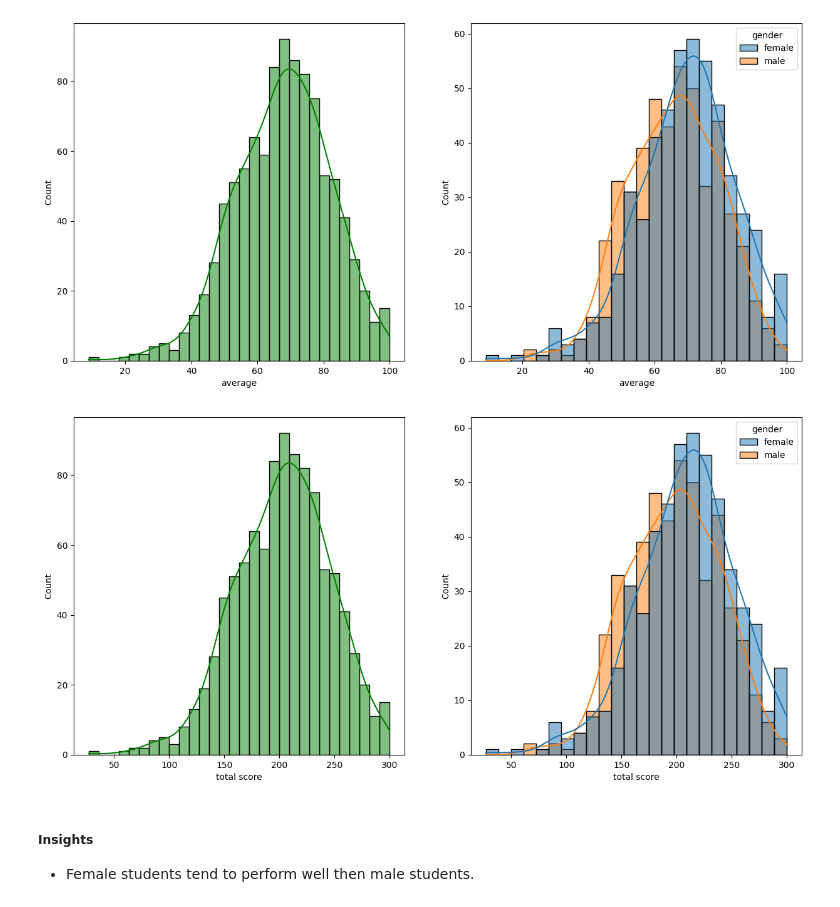
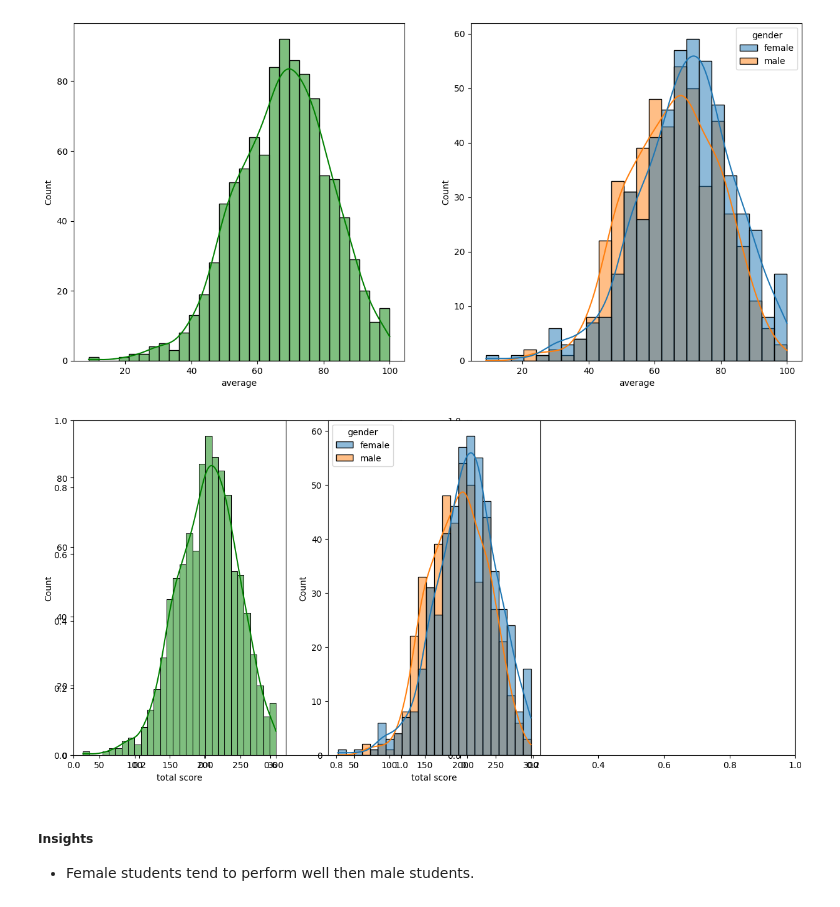
Before and after one commit to sri67ram/mlproject, a Jupyter notebook: notebook/1 . EDA STUDENT PERFORMANCE .ipynb, the cells around one changed output. Saved outputs shown, nothing was run; the diff lists cells and outputs as text; code cells hidden in the pictures.

```diff
--- a/notebook/1 . EDA STUDENT PERFORMANCE .ipynb
+++ b/notebook/1 . EDA STUDENT PERFORMANCE .ipynb
@@ -263,13 +263,13 @@ plt.show()
 [figure]
 # %%
 fig, axs = plt.subplots(1, 2, figsize=(15, 7))
-plt.subplot(121)
+plt.subplot(131)
 sns.histplot(data=df,x='total score',bins=30,kde=True,color='g')
-plt.subplot(122)
+plt.subplot(132)
 sns.histplot(data=df,x='total score',kde=True,hue='gender')
 plt.show()
 # %% [output]
-[figure, old version]
+[figure, new version]
 # %% [markdown]
 #####  Insights
 - Female students tend to perform well then male students.
```
Also changed, not shown: parts of 3 cells of this notebook, 5 other files.
